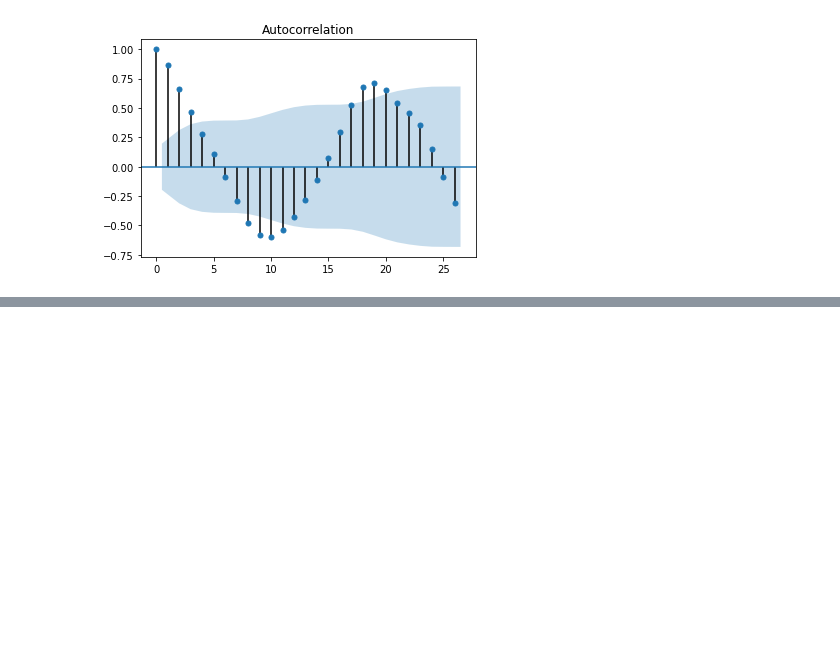
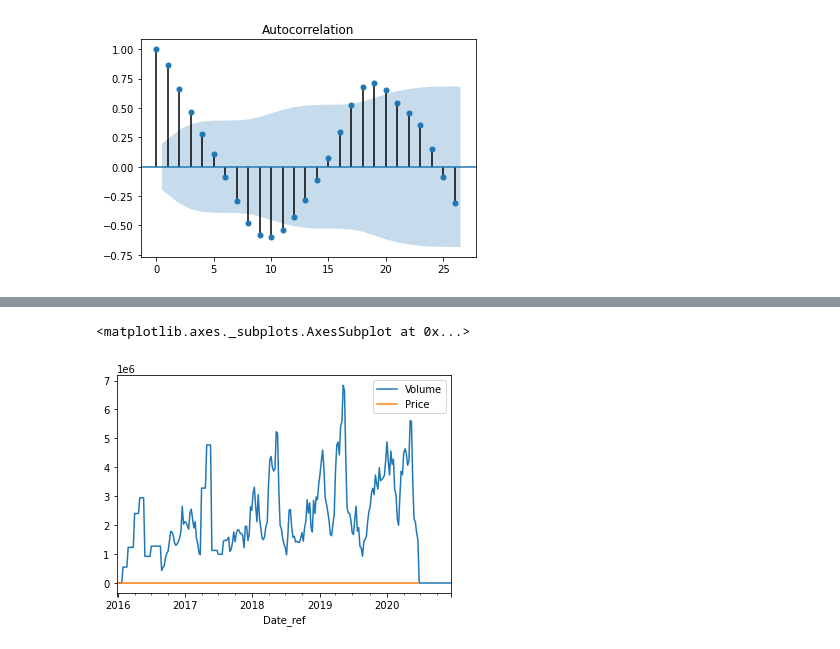
Before and after one commit to matozqui/Berries_Pricing, a Jupyter notebook: Spain/ES_Prices_2_Exploration.ipynb, the cells around one changed output, grey strips where cells are left out. Drawn from its saved outputs; the diff is of its cells as text; code cells hidden in the pictures; blank space fills up the shorter version.

```diff
--- a/Spain/ES_Prices_2_Exploration.ipynb
+++ b/Spain/ES_Prices_2_Exploration.ipynb
@@ -158,0 +197,6 @@ plot_acf(df_volumes_es_nozero,lags=26,unbiased=True);
+# %%
+ax = df_volumes_total.plot()
+blue_weeks.plot(ax=ax)
+# %% [output]
+<matplotlib.axes._subplots.AxesSubplot at 0x...>
+[figure, added]
```
Also changed, not shown: parts of 8 cells of this notebook, 9 other files.
